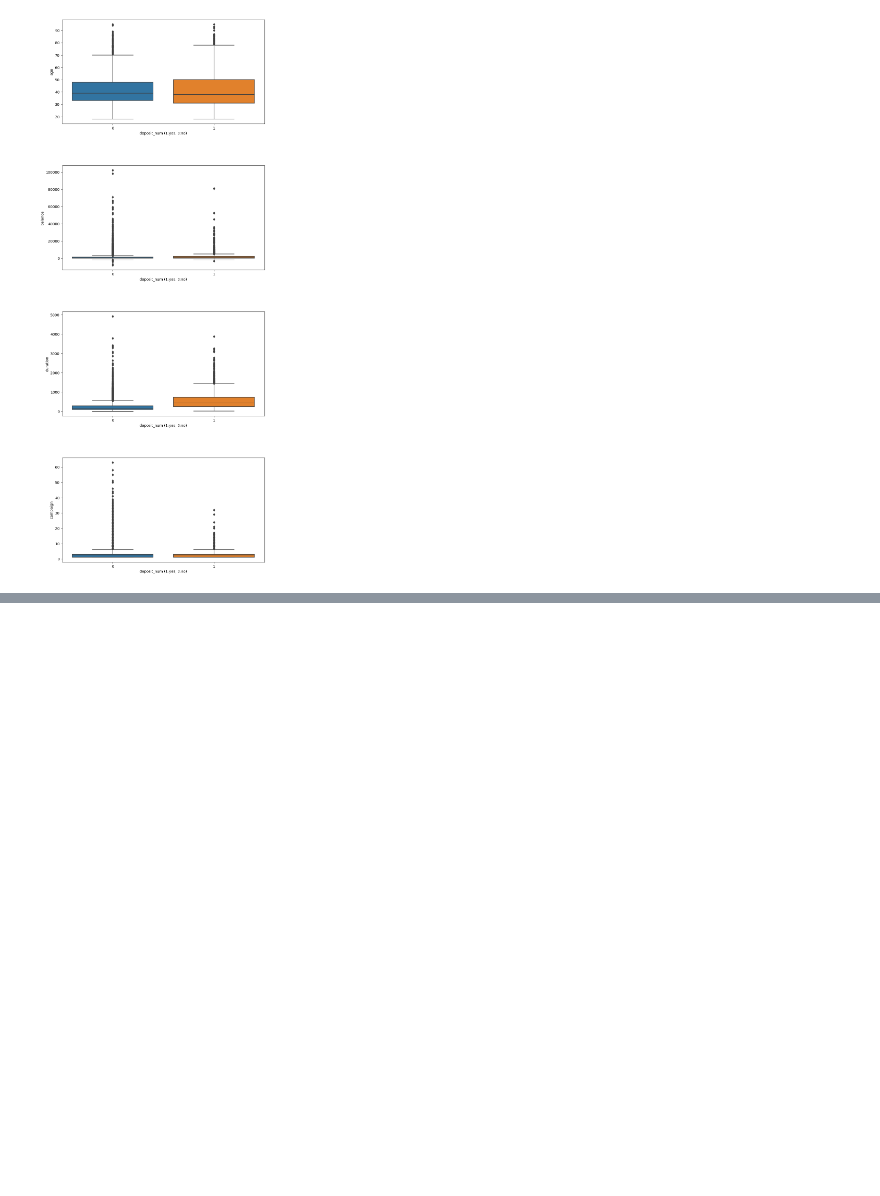
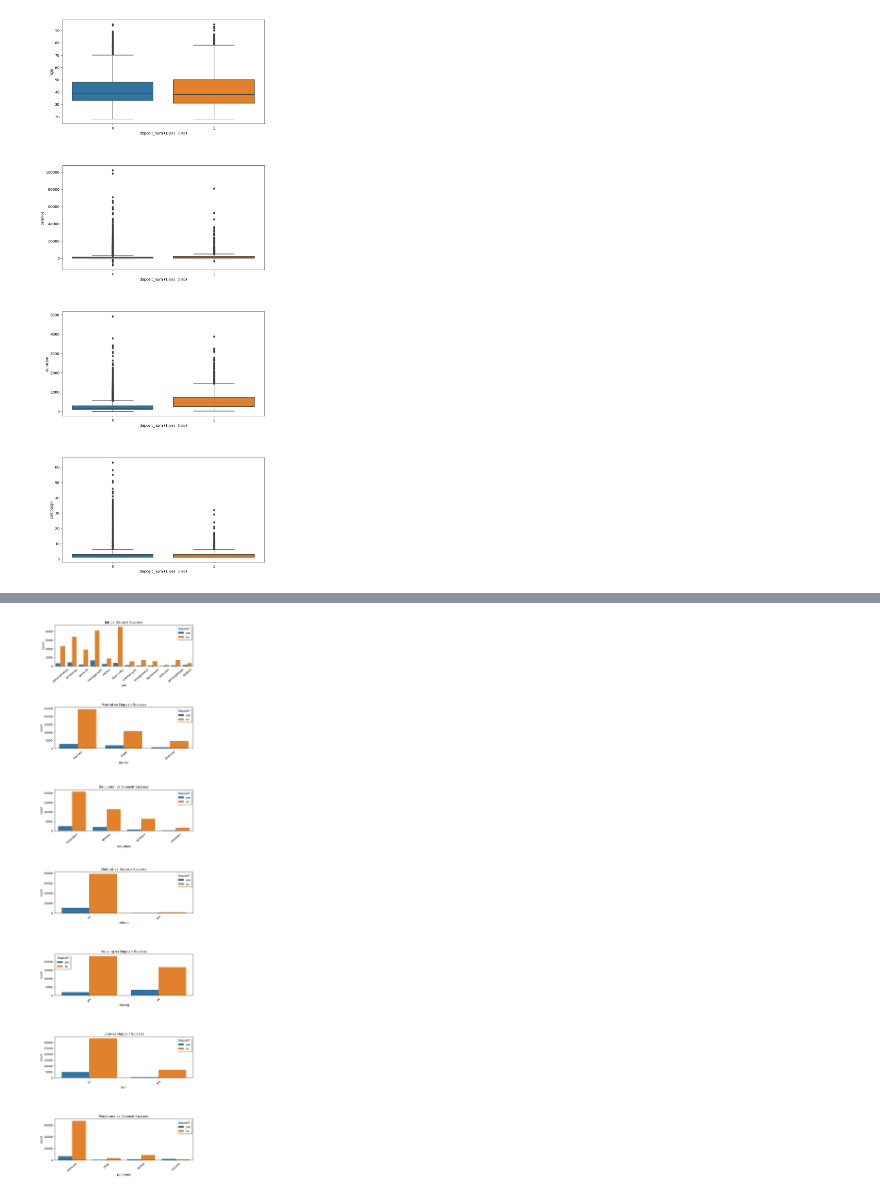
Before and after one commit to WeijunCheah/Team_5_MiniProject, a Jupyter notebook: EDA.ipynb, the cells around one changed output, grey strips where cells are left out. Cells and saved outputs as stored; diff of their text form; code cells hidden in the pictures; blank space fills up the shorter version.

```diff
--- a/EDA.ipynb
+++ b/EDA.ipynb
@@ -145,0 +245,16 @@ For the variable 'duration', the average duration of last contact for customers
+# %%
+#plotting count plot for each categorical variable
+#comparing between success deposit and unsuccess deposit
+
+catcols = ['job','marital','education','default','housing','loan','poutcome']
+f, axes = plt.subplots(7, 1, figsize=(9,35))
+count = 0;
+for var in catcols:
+    sb.countplot(x=var, hue='deposit', data=bankdata, ax=axes[count])
+    axes[count].set_title(f'{var.capitalize()} vs Deposit Success')
+    axes[count].set_xticklabels(axes[count].get_xticklabels(), rotation = 40)
+    axes[count].legend(title='Deposit?', ncol=1, fancybox=True, shadow=True)
+    count+=1
+plt.subplots_adjust(hspace=1.0)
+# %% [output]
+[figure, added]
```
Also changed, not shown: parts of 19 cells of this notebook.
